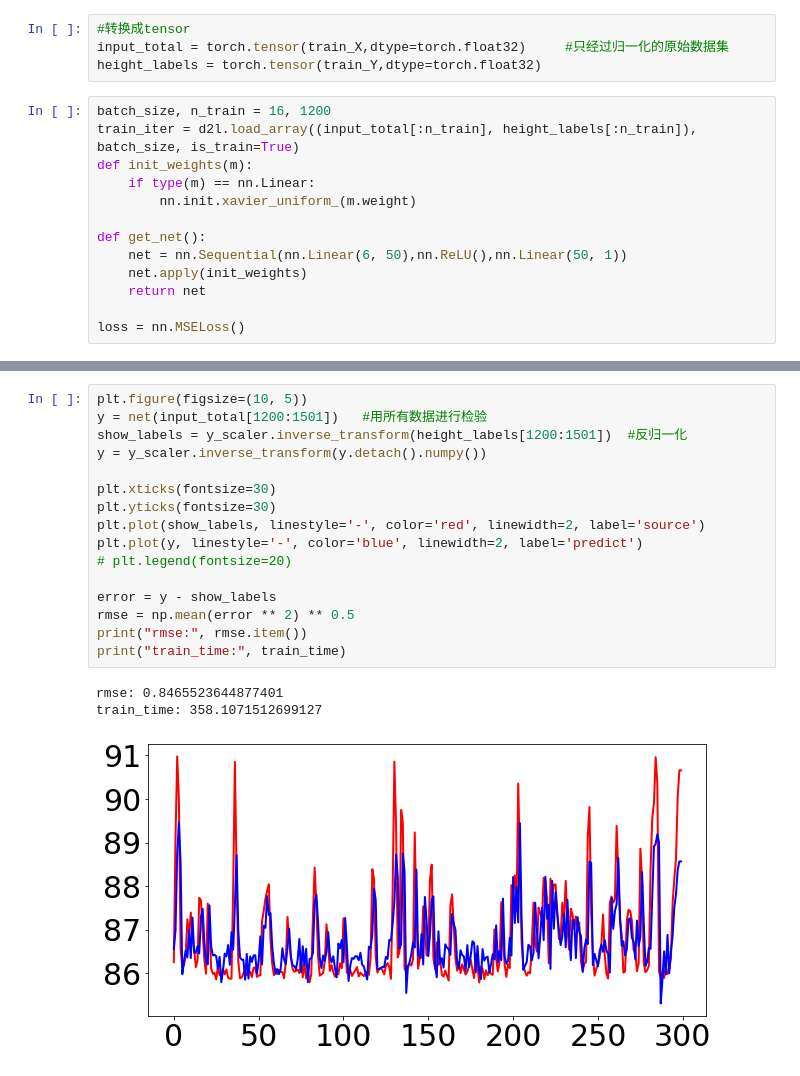
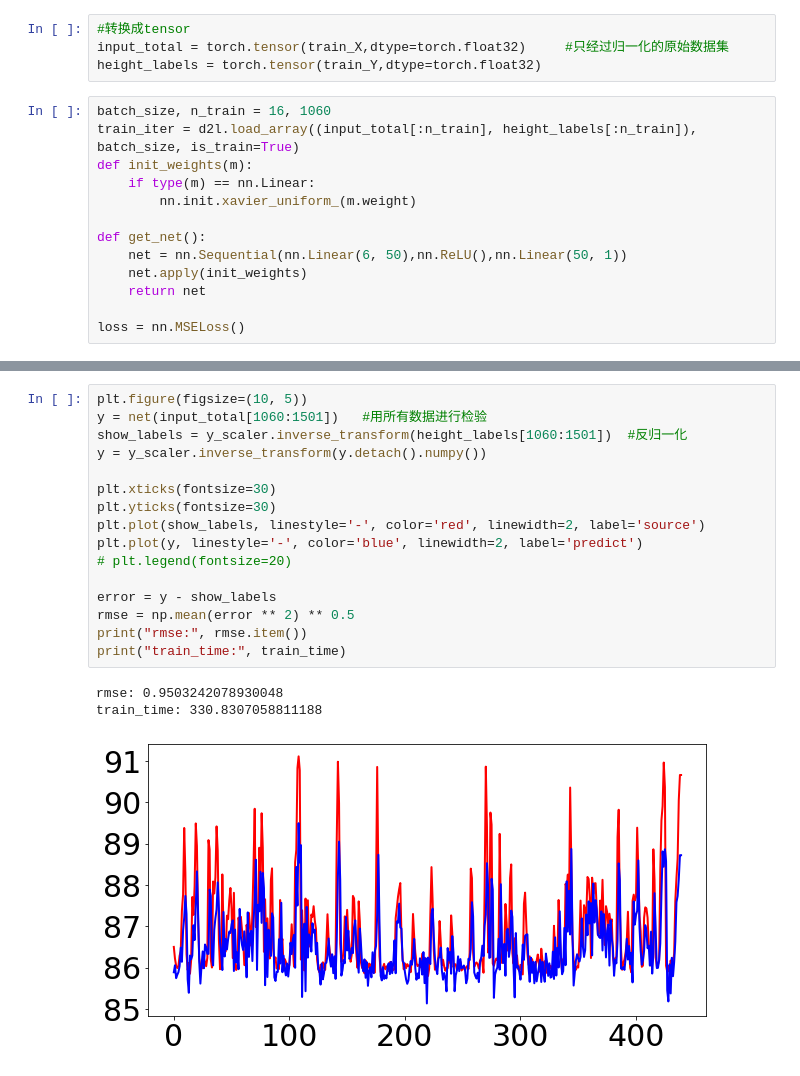
Before and after one commit to xuyi-8080/d2l-zh, a Jupyter notebook: May_Bp.ipynb, the cells around one changed output, grey strips where cells are left out. Cells and saved outputs as stored; diff of their text form.

```diff
--- a/May_Bp.ipynb
+++ b/May_Bp.ipynb
@@ -36,7 +40,7 @@ train_Y = y_scaler.fit_transform(train_y)
 input_total = torch.tensor(train_X,dtype=torch.float32)     #只经过归一化的原始数据集
 height_labels = torch.tensor(train_Y,dtype=torch.float32)
 # %%
-batch_size, n_train = 16, 1200
+batch_size, n_train = 16, 1060
 train_iter = d2l.load_array((input_total[:n_train], height_labels[:n_train]), batch_size, is_train=True)
 def init_weights(m):
     if type(m) == nn.Linear:
@@ -118,20 +101,20 @@ print(show_labels)
 # %%
 plt.figure(figsize=(10, 5))
-y = net(input_total[1200:1501])   #用所有数据进行检验
-show_labels = y_scaler.inverse_transform(height_labels[1200:1501])  #反归一化
+y = net(input_total[1060:1501])   #用所有数据进行检验
+show_labels = y_scaler.inverse_transform(height_labels[1060:1501])  #反归一化
 y = y_scaler.inverse_transform(y.detach().numpy())
 
 plt.xticks(fontsize=30)
 plt.yticks(fontsize=30)
 plt.plot(show_labels, linestyle='-', color='red', linewidth=2, label='source')
 plt.plot(y, linestyle='-', color='blue', linewidth=2, label='predict')
 # plt.legend(fontsize=20)
 
 error = y - show_labels
 rmse = np.mean(error ** 2) ** 0.5
 print("rmse:", rmse.item())
 print("train_time:", train_time)
 # %% [output]
-rmse: 0.8465523644877401
-train_time: 358.1071512699127
+rmse: 0.9503242078930048
+train_time: 330.8307058811188
-[figure, old version]
+[figure, new version]
```
Also changed, not shown: parts of 4 cells of this notebook, 16 other files.
